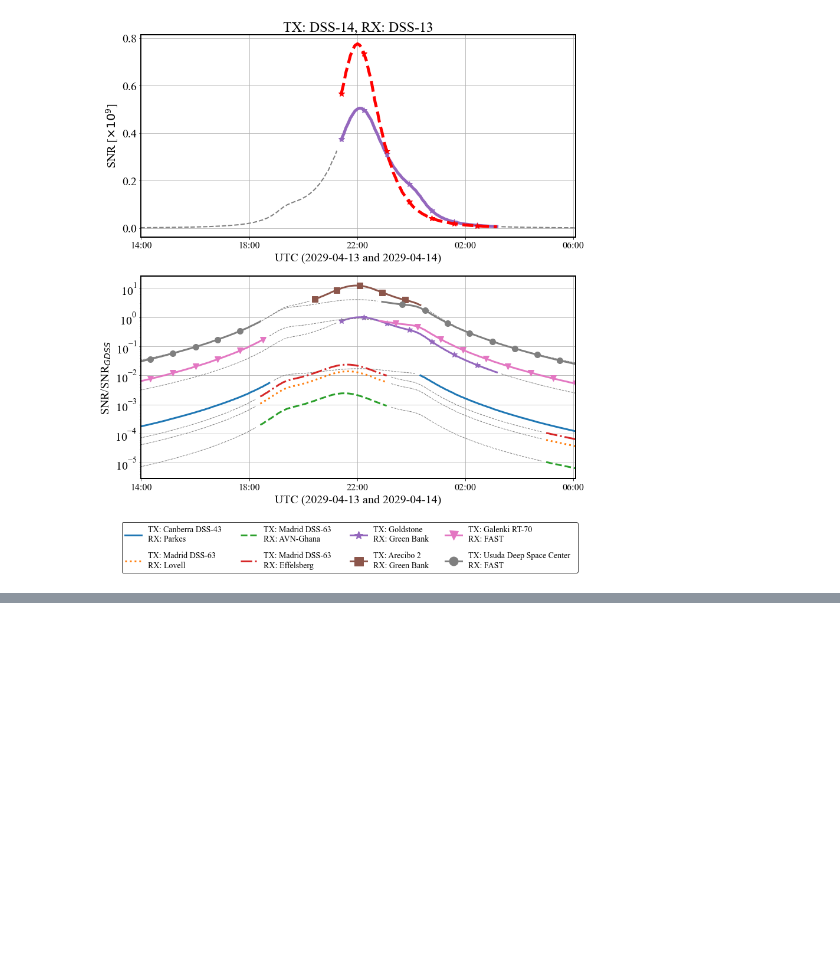
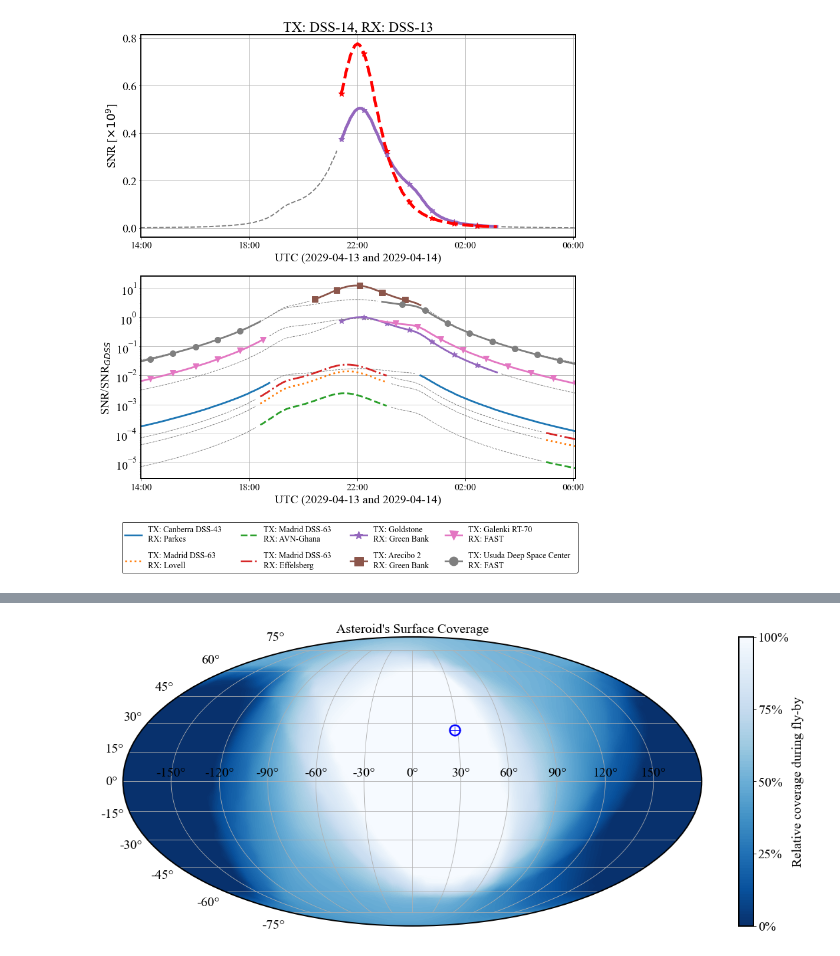
Before and after one commit to seap-udea/Apophis2029, a Jupyter notebook: ApproachingPlots.ipynb, the cells around one changed output, grey strips where cells are left out. Drawn from its saved outputs; the diff is of its cells as text; code cells hidden in the pictures; blank space fills up the shorter version.

```diff
--- a/ApproachingPlots.ipynb
+++ b/ApproachingPlots.ipynb
@@ -1153,0 +1329,33 @@ plt.savefig(name+".png",bbox_inches='tight')
+# %%
+all_integrable = np.zeros((N_lats,N_lons))
+
+for obs in plan:
+    subradar_points = pd.DataFrame(get_subradar_points(ephemeris,obs))
+    full_cov = full_coverage(subradar_points)
+    # full_cov_h = full_cov_norm*total_time
+    # integrable = np.vectorize(covered)(full_cov_h)
+    all_integrable += full_cov
+# %%
+fig = plt.figure(figsize=(20,8))
+ax = plt.subplot(111, projection = 'mollweide')
+ax.set_title("Asteroid's Surface Coverage",size=20)
+axx = ax.contourf(np.deg2rad(lons), np.deg2rad(lats), all_integrable/4, cmap="Blues_r", levels=100)
+
+# ax.plot(np.deg2rad(subradar_points.lonR),np.deg2rad(subradar_points.latR),'ko',ms=7)
+# ax.plot(np.deg2rad(subradar_points.lonR),np.deg2rad(subradar_points.latR),'wo',ms=6)
+
+ax.plot(np.deg2rad(subradar_points.lonR[MIN]),np.deg2rad(subradar_points.latR[MIN]),'bo',ms=17)
+ax.plot(np.deg2rad(subradar_points.lonR[MIN]),np.deg2rad(subradar_points.latR[MIN]),'wo',ms=12)
+ax.plot(np.deg2rad(subradar_points.lonR[MIN]),np.deg2rad(subradar_points.latR[MIN]),'b_',ms=17)
+ax.plot(np.deg2rad(subradar_points.lonR[MIN]),np.deg2rad(subradar_points.latR[MIN]),'b|',ms=17)
+ax.grid()
+
+cbar = fig.colorbar(axx, label="Relative coverage during fly-by")
+cbar.set_ticks([0, .25, .5, .75, 1])
+cbar.set_ticklabels(['0%', '25%', '50%', '75%', '100%'])
+
+name = f"{FIGDIR}/coverage"
+plt.savefig(name+".pdf",bbox_inches='tight')
+plt.savefig(name+".png",bbox_inches='tight')
+# %% [output]
+[figure, added]
```
Also changed, not shown: parts of 5 cells of this notebook.
